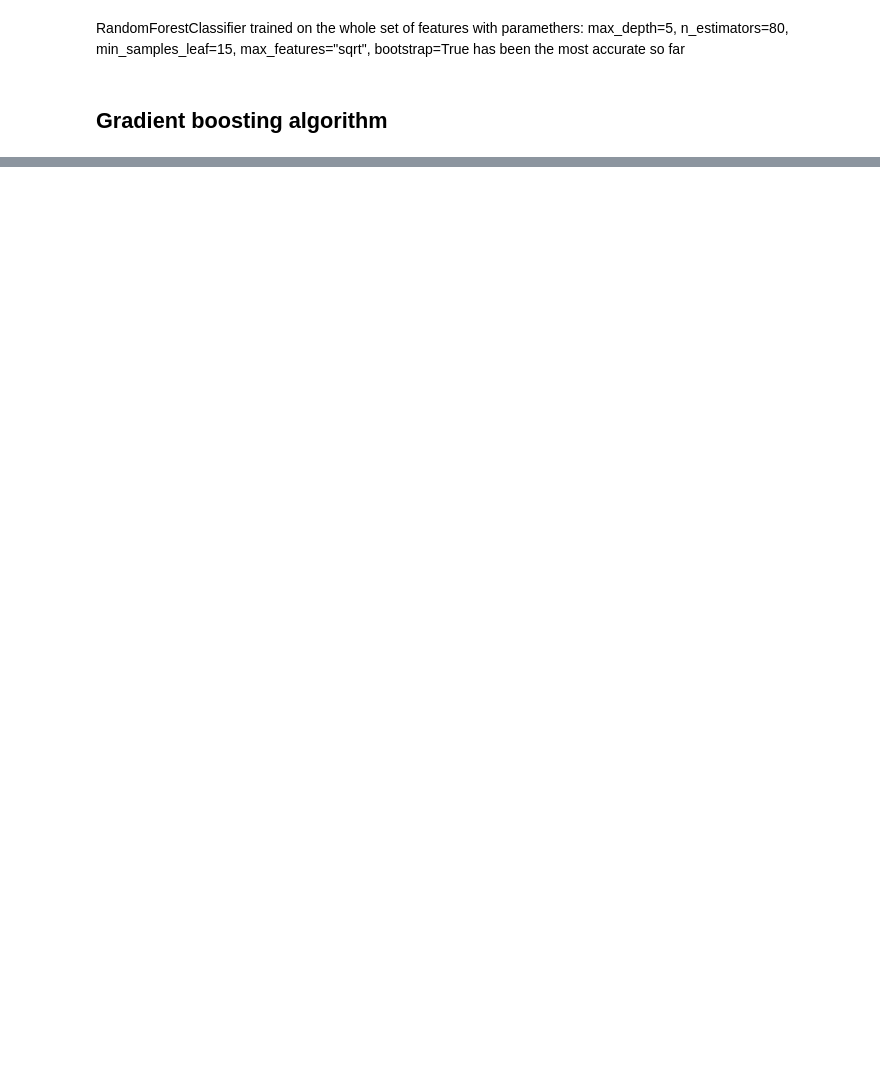
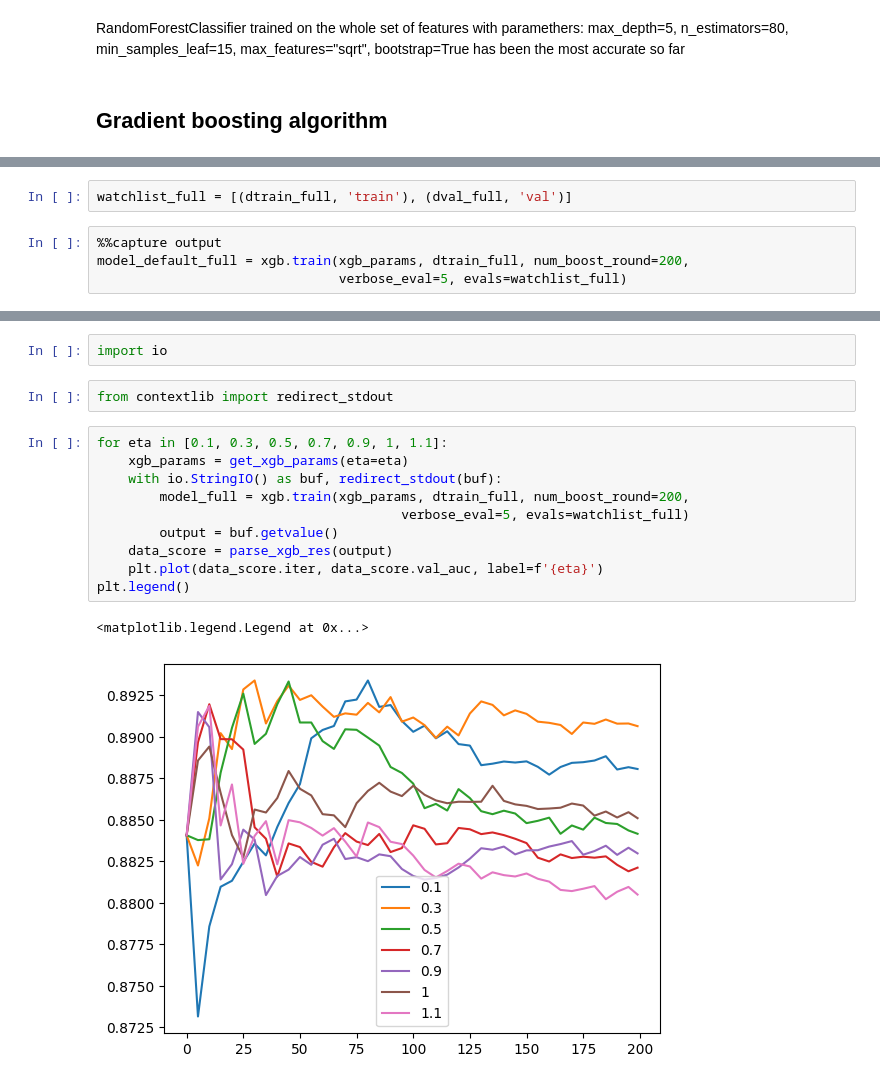
Before and after one commit to KatePril/admission-prediction, a Jupyter notebook: notebook.ipynb, the cells around one changed output, grey strips where cells are left out. Drawn from its saved outputs; the diff is of its cells as text; blank space fills up the shorter version.

Commit message:
Add gradient boost

```diff
--- a/notebook.ipynb
+++ b/notebook.ipynb
@@ -850,0 +902,6 @@ RandomForestClassifier trained on the whole set of features with paramethers: ma
+# %%
+watchlist_full = [(dtrain_full, 'train'), (dval_full, 'val')]
+# %%
+%%capture output
+model_default_full = xgb.train(xgb_params, dtrain_full, num_boost_round=200,
+                               verbose_eval=5, evals=watchlist_full)
@@ -850,0 +933,17 @@ RandomForestClassifier trained on the whole set of features with paramethers: ma
+# %%
+import io
+# %%
+from contextlib import redirect_stdout
+# %%
+for eta in [0.1, 0.3, 0.5, 0.7, 0.9, 1, 1.1]:
+    xgb_params = get_xgb_params(eta=eta)
+    with io.StringIO() as buf, redirect_stdout(buf):
+        model_full = xgb.train(xgb_params, dtrain_full, num_boost_round=200,
+                                       verbose_eval=5, evals=watchlist_full)
+        output = buf.getvalue()
+    data_score = parse_xgb_res(output)
+    plt.plot(data_score.iter, data_score.val_auc, label=f'{eta}')
+plt.legend()
+# %% [output]
+<matplotlib.legend.Legend at 0x...>
+[figure, added]
```
Also changed, not shown: parts of 60 cells of this notebook.
